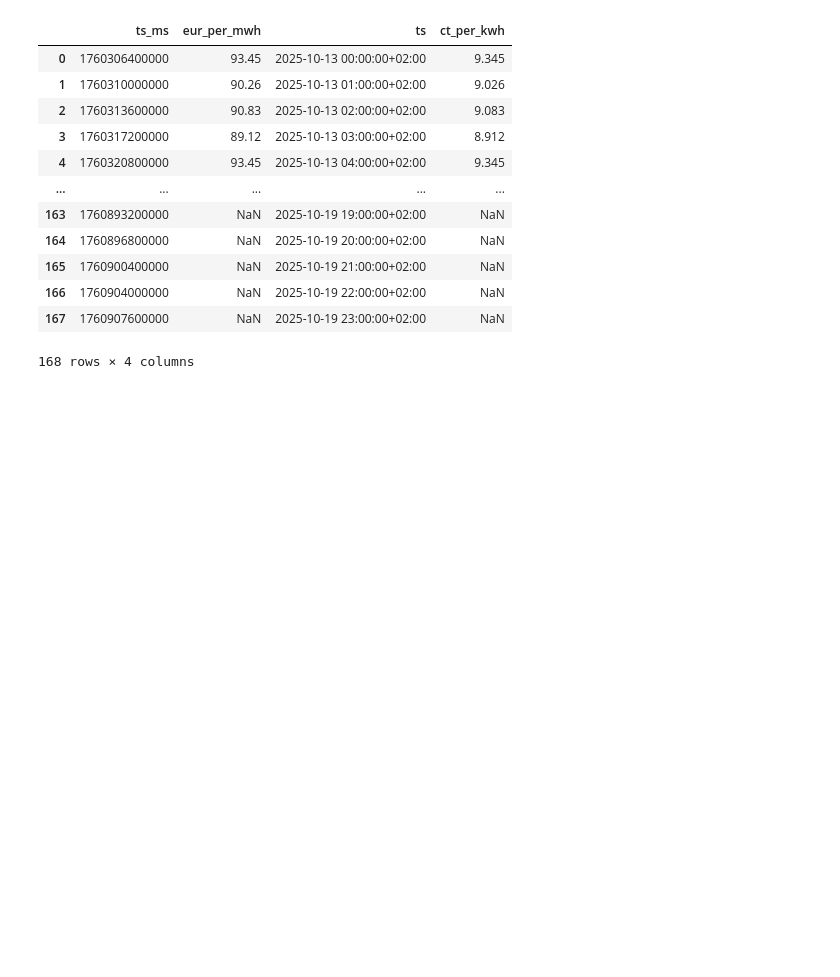
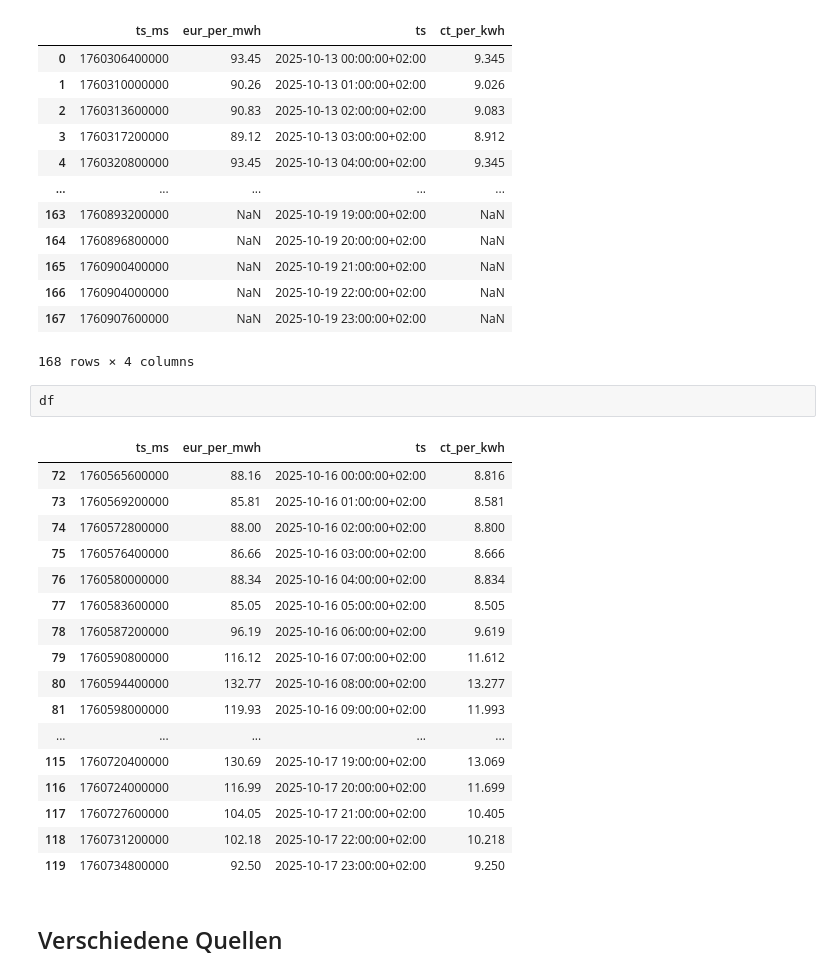
Before and after one commit to prombi/strompreise-app, a Jupyter notebook: Strompreise.ipynb, the cells around one changed output. Drawn from its saved outputs; the diff is of its cells as text; blank space fills up the shorter version.

```diff
--- a/Strompreise.ipynb
+++ b/Strompreise.ipynb
@@ -155,3 +155,25 @@ df_raw
 | 166 | 1760904000000 | NaN | 2025-10-19 22:00:00+02:00 | NaN |
 | 167 | 1760907600000 | NaN | 2025-10-19 23:00:00+02:00 | NaN |
 168 rows × 4 columns
+# %%
+df
+# %% [output]
+|  | ts_ms | eur_per_mwh | ts | ct_per_kwh |
+| 72 | 1760565600000 | 88.16 | 2025-10-16 00:00:00+02:00 | 8.816 |
+| 73 | 1760569200000 | 85.81 | 2025-10-16 01:00:00+02:00 | 8.581 |
+| 74 | 1760572800000 | 88.00 | 2025-10-16 02:00:00+02:00 | 8.800 |
+| 75 | 1760576400000 | 86.66 | 2025-10-16 03:00:00+02:00 | 8.666 |
+| 76 | 1760580000000 | 88.34 | 2025-10-16 04:00:00+02:00 | 8.834 |
+| 77 | 1760583600000 | 85.05 | 2025-10-16 05:00:00+02:00 | 8.505 |
+| 78 | 1760587200000 | 96.19 | 2025-10-16 06:00:00+02:00 | 9.619 |
+| 79 | 1760590800000 | 116.12 | 2025-10-16 07:00:00+02:00 | 11.612 |
+| 80 | 1760594400000 | 132.77 | 2025-10-16 08:00:00+02:00 | 13.277 |
+| 81 | 1760598000000 | 119.93 | 2025-10-16 09:00:00+02:00 | 11.993 |
+| ... | ... | ... | ... | ... |
+| 115 | 1760720400000 | 130.69 | 2025-10-17 19:00:00+02:00 | 13.069 |
+| 116 | 1760724000000 | 116.99 | 2025-10-17 20:00:00+02:00 | 11.699 |
+| 117 | 1760727600000 | 104.05 | 2025-10-17 21:00:00+02:00 | 10.405 |
+| 118 | 1760731200000 | 102.18 | 2025-10-17 22:00:00+02:00 | 10.218 |
+| 119 | 1760734800000 | 92.50 | 2025-10-17 23:00:00+02:00 | 9.250 |
+# %% [markdown]
+## Verschiedene Quellen
```
Also changed, not shown: parts of 1 cell of this notebook, 2 other files.
